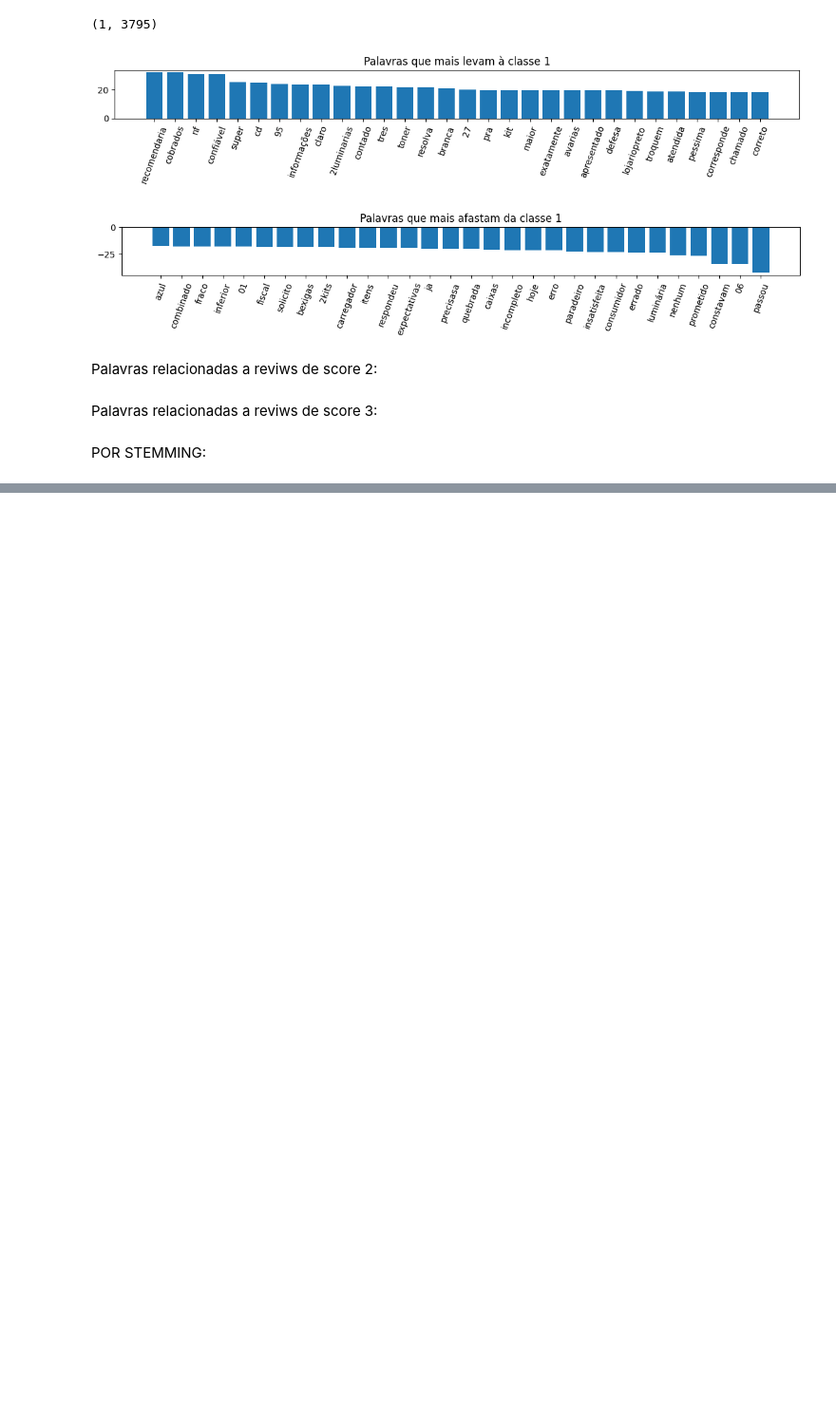
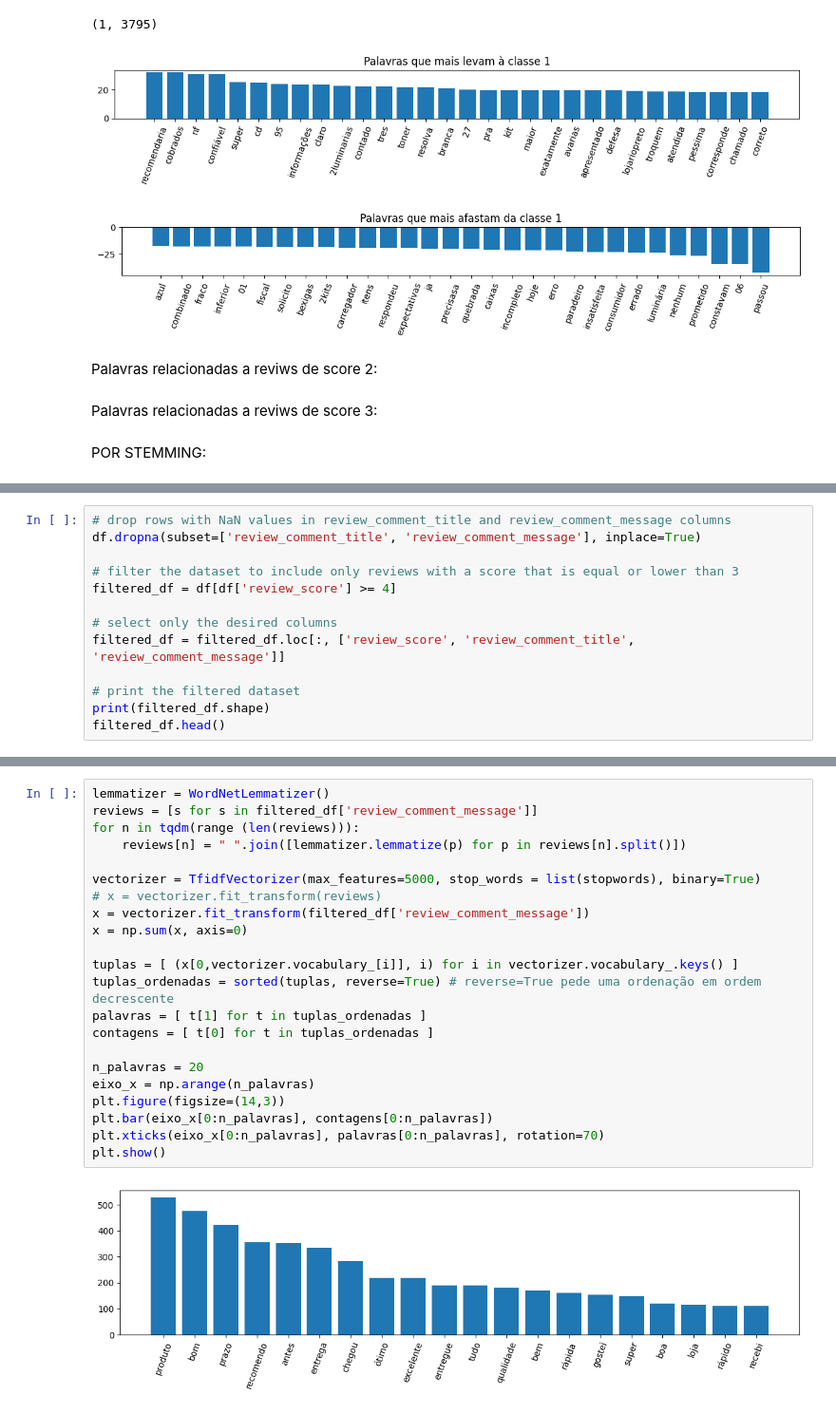
Before and after one commit to JorasOliveira/nlp_prova_assincrona, a Jupyter notebook: jupyter.ipynb, the cells around one changed output, grey strips where cells are left out. Shown at 95% size. Drawn from its saved outputs; the diff is of its cells as text; blank space fills up the shorter version.

```diff
--- a/jupyter.ipynb
+++ b/jupyter.ipynb
@@ -171,0 +174,13 @@ plt.show()
+# %%
+# drop rows with NaN values in review_comment_title and review_comment_message columns
+df.dropna(subset=['review_comment_title', 'review_comment_message'], inplace=True)
+
+# filter the dataset to include only reviews with a score that is equal or lower than 3
+filtered_df = df[df['review_score'] >= 4]
+
+# select only the desired columns
+filtered_df = filtered_df.loc[:, ['review_score', 'review_comment_title', 'review_comment_message']]
+
+# print the filtered dataset
+print(filtered_df.shape)
+filtered_df.head()
@@ -171,0 +195,24 @@ plt.show()
+# %%
+lemmatizer = WordNetLemmatizer()
+reviews = [s for s in filtered_df['review_comment_message']]
+for n in tqdm(range (len(reviews))):
+    reviews[n] = " ".join([lemmatizer.lemmatize(p) for p in reviews[n].split()])
+
+vectorizer = TfidfVectorizer(max_features=5000, stop_words = list(stopwords), binary=True)
+# x = vectorizer.fit_transform(reviews)
+x = vectorizer.fit_transform(filtered_df['review_comment_message'])
+x = np.sum(x, axis=0)
+
+tuplas = [ (x[0,vectorizer.vocabulary_[i]], i) for i in vectorizer.vocabulary_.keys() ]
+tuplas_ordenadas = sorted(tuplas, reverse=True) # reverse=True pede uma ordenação em ordem decrescente
+palavras = [ t[1] for t in tuplas_ordenadas ]
+contagens = [ t[0] for t in tuplas_ordenadas ]
+
+n_palavras = 20
+eixo_x = np.arange(n_palavras)
+plt.figure(figsize=(14,3))
+plt.bar(eixo_x[0:n_palavras], contagens[0:n_palavras])
+plt.xticks(eixo_x[0:n_palavras], palavras[0:n_palavras], rotation=70)
+plt.show()
+# %% [output]
+[figure, added]
```
Also changed, not shown: parts of 3 cells of this notebook.
